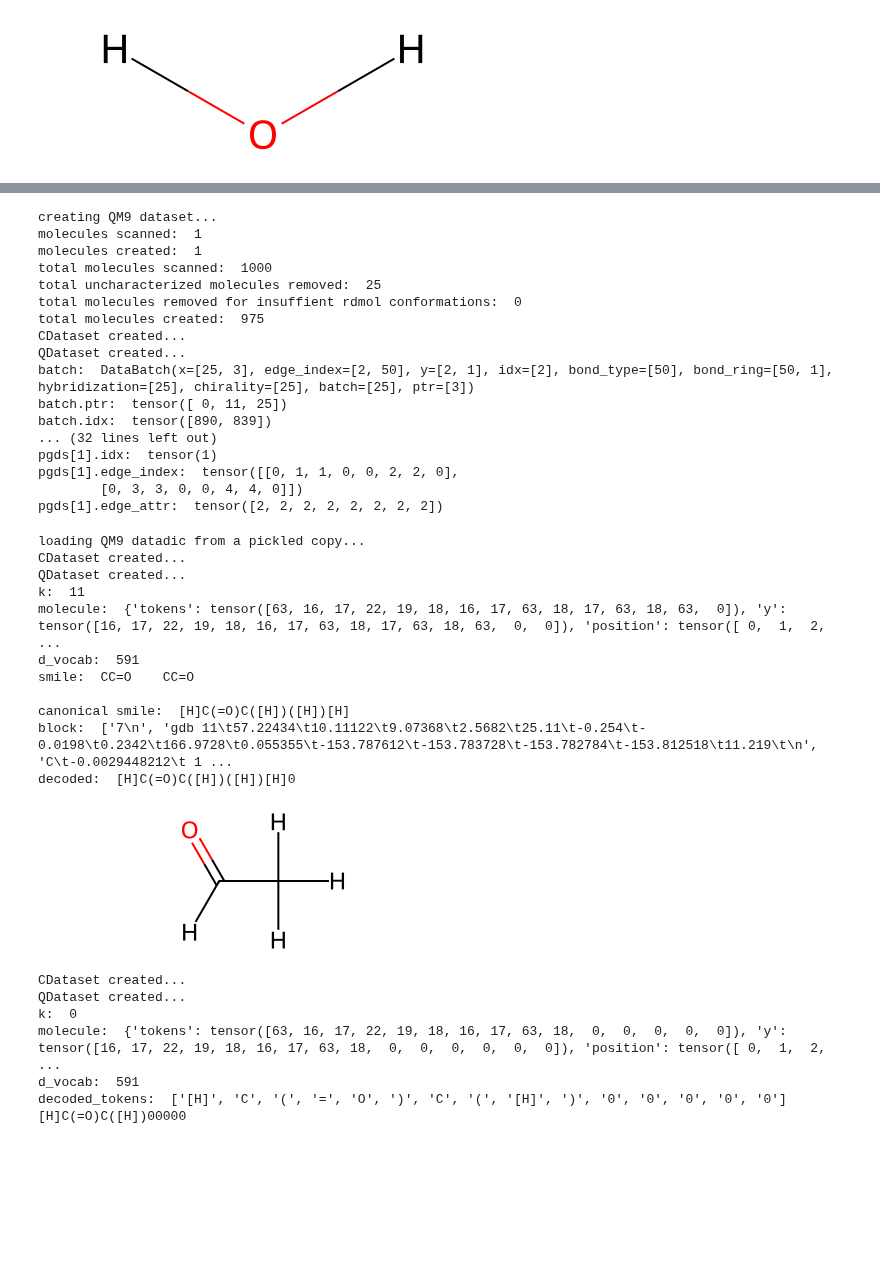
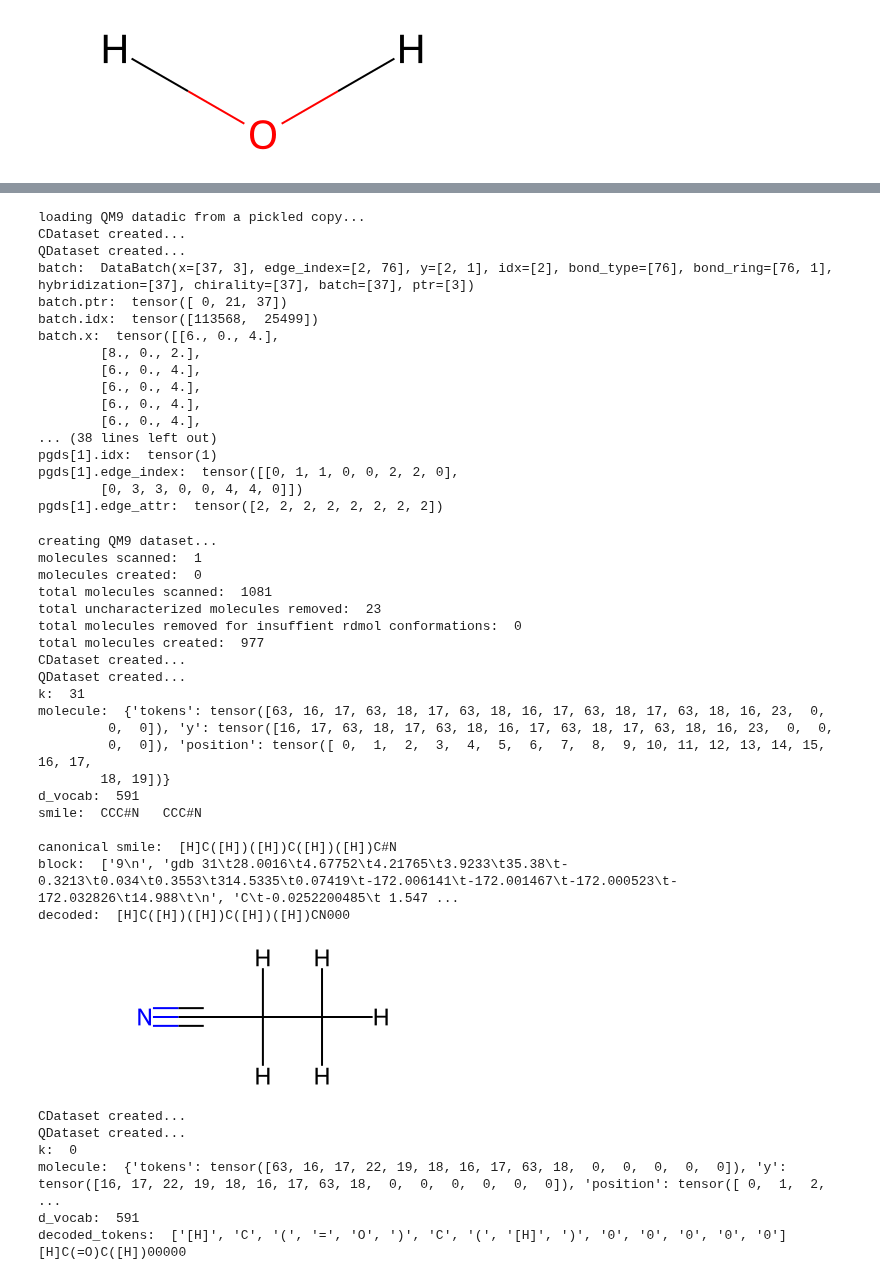
Before and after one commit to icanswim/qchem, a Jupyter notebook: experiment.ipynb, the cells around one changed output, grey strips where cells are left out. Saved outputs shown, nothing was run; the diff lists cells and outputs as text; code cells hidden in the pictures; blank space fills up the shorter version.

```diff
--- a/experiment.ipynb
+++ b/experiment.ipynb
@@ -211,9 +218,9 @@ ds_param = {'train_param': {'input_dict': {'x': [
                                              'U0': [ExpandN(1), AsTensor()],
                                             },
                               #'filter_on': ('n_atoms','>','8'),
-                              'n': 1000, #non-random subset for testing,
-                              #'use_pickle': 'test.pkl', #use pickle if exists otherwise create
-                              'n_conformers': 2,
+                              #'n': 1000, #non-random subset for testing,
+                              'use_pickle': 'qm9_10.pkl', #use pickle if exists otherwise create
+                              'n_conformers': 10,
                               'dict2data': True}}
 
 qm9 = QM9(**ds_param['train_param'])
@@ -234,19 +241,19 @@ print('pgds[1].idx: ', qm9[1].idx)
 print('pgds[1].edge_index: ', qm9[1].edge_index)
 print('pgds[1].edge_attr: ', qm9[1].bond_type)
 # %% [output]
-creating QM9 dataset...
-molecules scanned:  1
-molecules created:  1
-total molecules scanned:  1000
-total uncharacterized molecules removed:  25
-total molecules removed for insuffient rdmol conformations:  0
-total molecules created:  975
+loading QM9 datadic from a pickled copy...
 CDataset created...
 QDataset created...
-batch:  DataBatch(x=[25, 3], edge_index=[2, 50], y=[2, 1], idx=[2], bond_type=[50], bond_ring=[50, 1], hybridization=[25], chirality=[25], batch=[25], ptr=[3])
-batch.ptr:  tensor([ 0, 11, 25])
-batch.idx:  tensor([890, 839])
-... (32 lines left out)
+batch:  DataBatch(x=[37, 3], edge_index=[2, 76], y=[2, 1], idx=[2], bond_type=[76], bond_ring=[76, 1], hybridization=[37], chirality=[37], batch=[37], ptr=[3])
+batch.ptr:  tensor([ 0, 21, 37])
+batch.idx:  tensor([113568,  25499])
+batch.x:  tensor([[6., 0., 4.],
+        [8., 0., 2.],
+        [6., 0., 4.],
+        [6., 0., 4.],
+        [6., 0., 4.],
+        [6., 0., 4.],
+... (38 lines left out)
 pgds[1].idx:  tensor(1)
 pgds[1].edge_index:  tensor([[0, 1, 1, 0, 0, 2, 2, 0],
         [0, 3, 3, 0, 0, 4, 4, 0]])
@@ -260,46 +267,55 @@ from cosmosis.dataset import Encode, AsTensor, Pad1d
 vocab = QM9.vocab
 srt_vocab = SmileReTokenizer.create_srt_vocab()
 d_vocab = len(srt_vocab)
-d_seq = 15
+d_seq = 20
 
 ds_param = {'train_param': {'input_dict': {'tokens': ['tokens']},
                             'transforms': {'tokens': [Encode(vocab=srt_vocab), Pad1d(d_seq+1),
                                                       AsTensor()]},
-                            #'filter_on': ('n_atoms','>','8'),
-                            'n': 100, #non-random subset for testing,
-                            'use_pickle': 'qm9_test.pkl', #use pickle if exists otherwise create
+                            'filter_on': ('n_atoms','>','8'),
+                            'n': 1000, # non-random subset for testing,
+                            'use_pickle': 'qm9_test_seq.pkl', # use pickle if exists otherwise create
                             'n_conformers': 10,
                             'dict2data': True,
                             'vocab': srt_vocab,
                             'tokenizer': SmileReTokenizer,
                             'prompt': None}}
 idx = 10
 qm9_seq = QM9_seq(**ds_param['train_param'])
 k = qm9_seq.ds_idx[idx]
 print('k: ', k)
 molecule = qm9_seq[k]
 print('molecule: ', molecule)
 print('d_vocab: ', d_vocab)
 print('smile: ', qm9_seq.ds[k].smile)
 print('canonical smile: ', qm9_seq.ds[k].canonical_smile)
 print('block: ', qm9_seq.ds[k].qm9_block)
 decoded = qm9_seq.encoding.decode(qm9_seq[k]['tokens'].detach().cpu().numpy().tolist())
 print('decoded: ', ''.join(decoded))
 
 qm9_seq.ds[k].rdmol
 # %% [output]
-loading QM9 datadic from a pickled copy...
+creating QM9 dataset...
+molecules scanned:  1
+molecules created:  0
+total molecules scanned:  1081
+total uncharacterized molecules removed:  23
+total molecules removed for insuffient rdmol conformations:  0
+total molecules created:  977
 CDataset created...
 QDataset created...
-k:  11
-molecule:  {'tokens': tensor([63, 16, 17, 22, 19, 18, 16, 17, 63, 18, 17, 63, 18, 63,  0]), 'y': tensor([16, 17, 22, 19, 18, 16, 17, 63, 18, 17, 63, 18, 63,  0,  0]), 'position': tensor([ 0,  1,  2,   ...
+k:  31
+molecule:  {'tokens': tensor([63, 16, 17, 63, 18, 17, 63, 18, 16, 17, 63, 18, 17, 63, 18, 16, 23,  0,
+         0,  0]), 'y': tensor([16, 17, 63, 18, 17, 63, 18, 16, 17, 63, 18, 17, 63, 18, 16, 23,  0,  0,
+         0,  0]), 'position': tensor([ 0,  1,  2,  3,  4,  5,  6,  7,  8,  9, 10, 11, 12, 13, 14, 15, 16, 17,
+        18, 19])}
 d_vocab:  591
-smile:  CC=O    CC=O
+smile:  CCC#N   CCC#N
 
-canonical smile:  [H]C(=O)C([H])([H])[H]
-block:  ['7\n', 'gdb 11\t57.22434\t10.11122\t9.07368\t2.5682\t25.11\t-0.254\t-0.0198\t0.2342\t166.9728\t0.055355\t-153.787612\t-153.783728\t-153.782784\t-153.812518\t11.219\t\n', 'C\t-0.0029448212\t 1 ...
-decoded:  [H]C(=O)C([H])([H])[H]0
+canonical smile:  [H]C([H])([H])C([H])([H])C#N
+block:  ['9\n', 'gdb 31\t28.0016\t4.67752\t4.21765\t3.9233\t35.38\t-0.3213\t0.034\t0.3553\t314.5335\t0.07419\t-172.006141\t-172.001467\t-172.000523\t-172.032826\t14.988\t\n', 'C\t-0.0252200485\t 1.547 ...
+decoded:  [H]C([H])([H])C([H])([H])CN000
-[figure, old version]
+[figure, new version]
 # %%
 # QM9_seq dataset input prompt creation for generation
 
```
Also changed, not shown: parts of 15 cells of this notebook, 1 other file.
